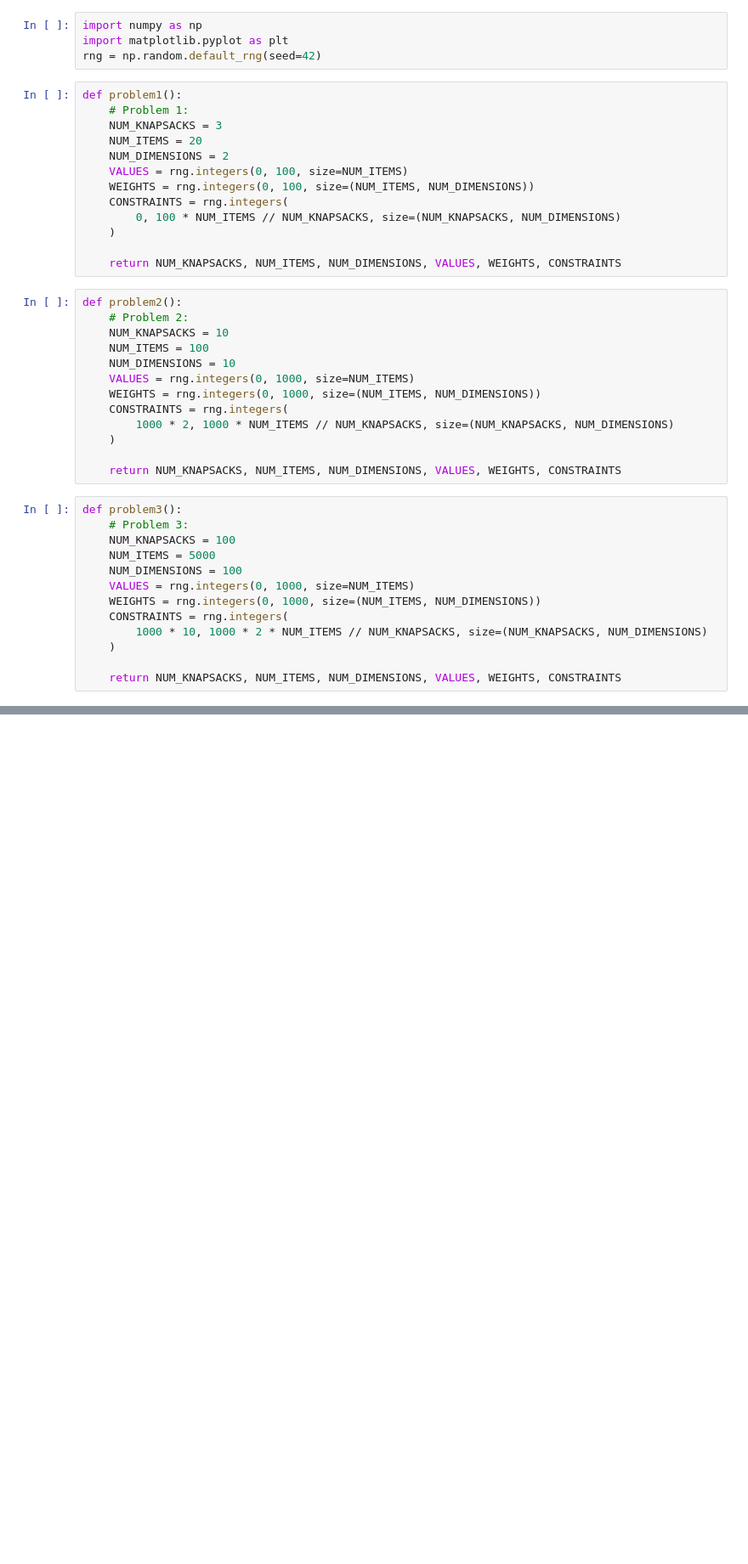
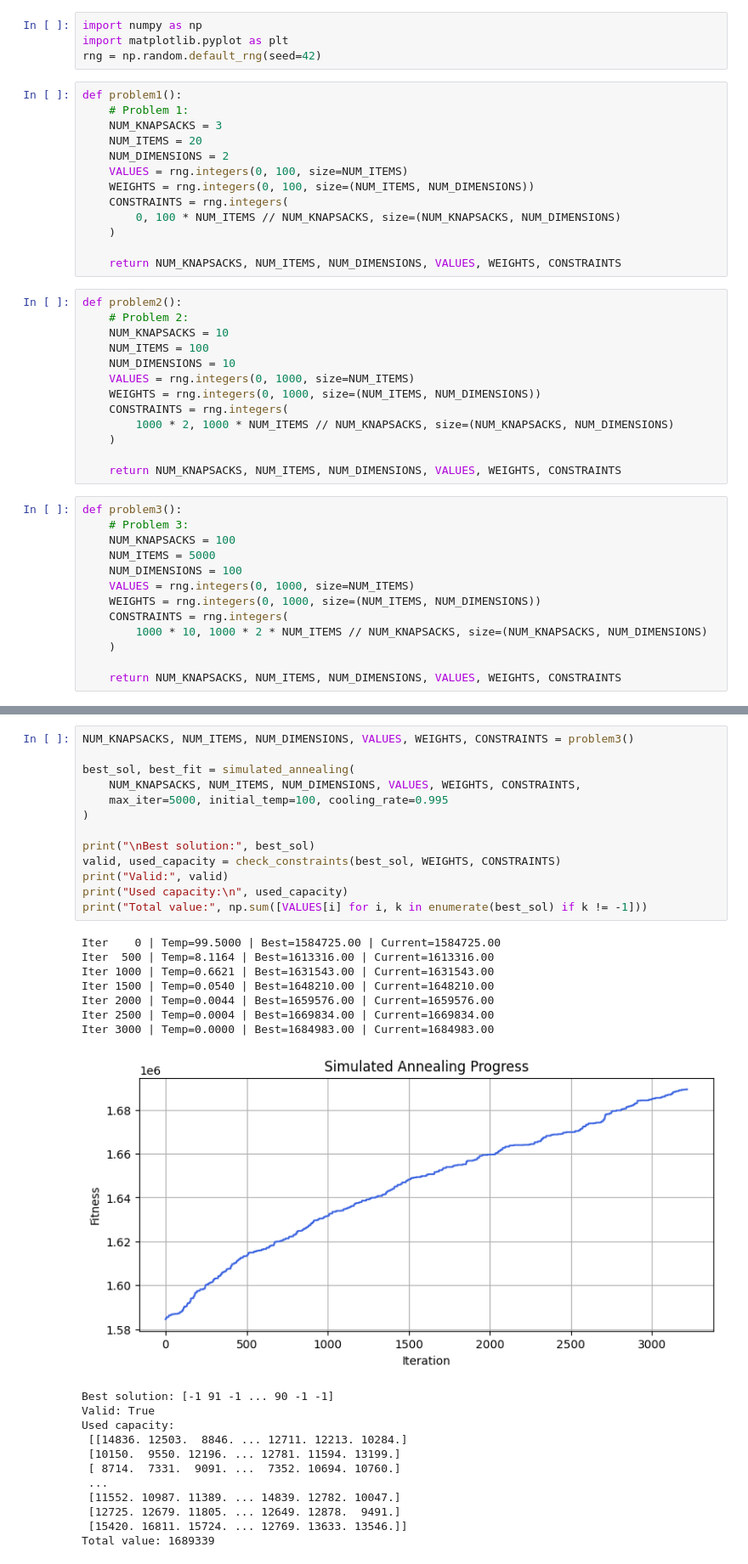
Before and after one commit to Michele-Curci/CI2025_lab1, a Jupyter notebook: Knapsack.ipynb, the cells around one changed output, grey strips where cells are left out. Shown at 85% size. Saved outputs shown, nothing was run; the diff lists cells and outputs as text; blank space fills up the shorter version.

```diff
--- a/Knapsack.ipynb
+++ b/Knapsack.ipynb
@@ -73 +176,34 @@ def genetic_algorithm():
+# %%
+NUM_KNAPSACKS, NUM_ITEMS, NUM_DIMENSIONS, VALUES, WEIGHTS, CONSTRAINTS = problem3()
+
+best_sol, best_fit = simulated_annealing(
+    NUM_KNAPSACKS, NUM_ITEMS, NUM_DIMENSIONS, VALUES, WEIGHTS, CONSTRAINTS,
+    max_iter=5000, initial_temp=100, cooling_rate=0.995
+)
+
+print("\nBest solution:", best_sol)
+valid, used_capacity = check_constraints(best_sol, WEIGHTS, CONSTRAINTS)
+print("Valid:", valid)
+print("Used capacity:\n", used_capacity)
+print("Total value:", np.sum([VALUES[i] for i, k in enumerate(best_sol) if k != -1]))
+# %% [output]
+Iter    0 | Temp=99.5000 | Best=1584725.00 | Current=1584725.00
+Iter  500 | Temp=8.1164 | Best=1613316.00 | Current=1613316.00
+Iter 1000 | Temp=0.6621 | Best=1631543.00 | Current=1631543.00
+Iter 1500 | Temp=0.0540 | Best=1648210.00 | Current=1648210.00
+Iter 2000 | Temp=0.0044 | Best=1659576.00 | Current=1659576.00
+Iter 2500 | Temp=0.0004 | Best=1669834.00 | Current=1669834.00
+Iter 3000 | Temp=0.0000 | Best=1684983.00 | Current=1684983.00
+[figure, added]
+Best solution: [-1 91 -1 ... 90 -1 -1]
+Valid: True
+Used capacity:
+ [[14836. 12503.  8846. ... 12711. 12213. 10284.]
+ [10150.  9550. 12196. ... 12781. 11594. 13199.]
+ [ 8714.  7331.  9091. ...  7352. 10694. 10760.]
+ ...
+ [11552. 10987. 11389. ... 14839. 12782. 10047.]
+ [12725. 12679. 11805. ... 12649. 12878.  9491.]
+ [15420. 16811. 15724. ... 12769. 13633. 13546.]]
+Total value: 1689339
 # %%
```
Also changed, not shown: parts of 6 cells of this notebook, 1 other file.
